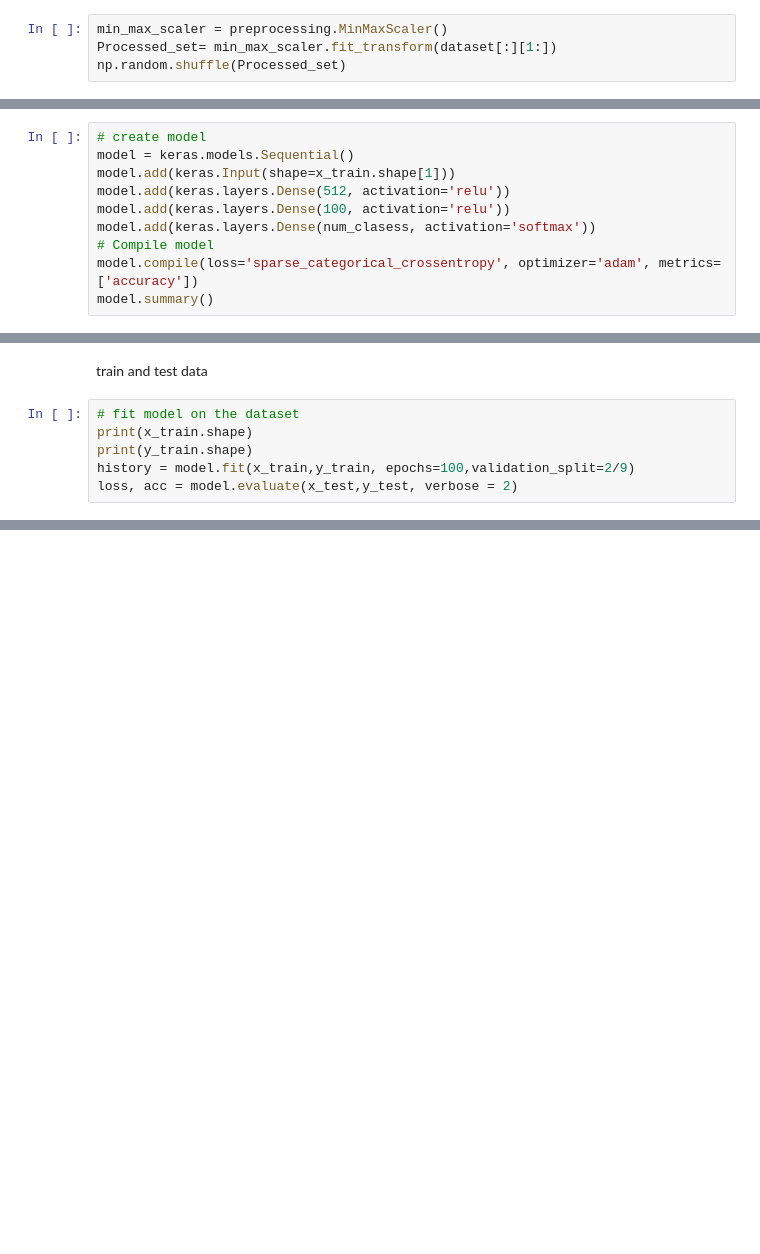
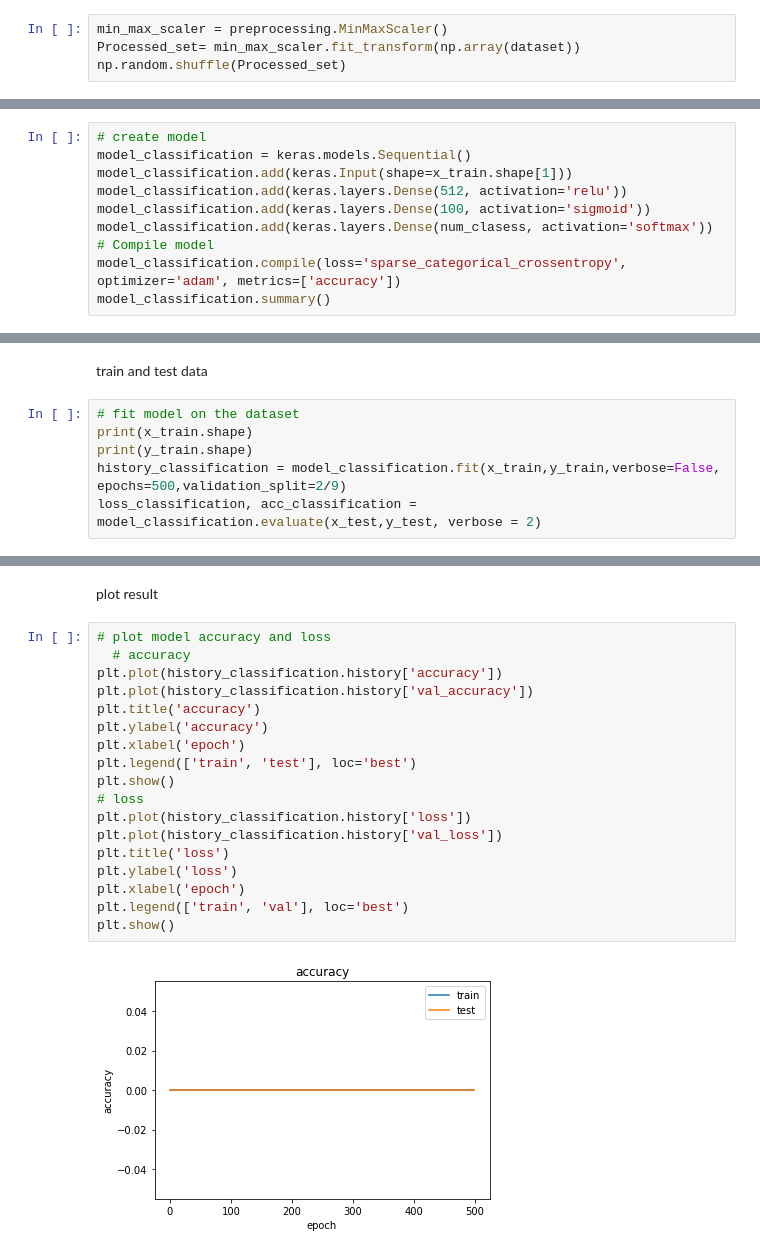
Before and after one commit to ZahraDehghanian97/Multilayer_Perceptron, a Jupyter notebook: MLP.ipynb, the cells around one changed output, grey strips where cells are left out. Saved outputs shown, nothing was run; the diff lists cells and outputs as text; blank space fills up the shorter version.

```diff
--- a/MLP.ipynb
+++ b/MLP.ipynb
@@ -53,5 +53,5 @@ print(dataset[:20])
 NameError: ignored
 # %%
 min_max_scaler = preprocessing.MinMaxScaler()
-Processed_set= min_max_scaler.fit_transform(dataset[:][1:])
+Processed_set= min_max_scaler.fit_transform(np.array(dataset))
 np.random.shuffle(Processed_set)
@@ -88,11 +104,11 @@ y_test = test[:,0]
 # %%
 # create model
-model = keras.models.Sequential()
-model.add(keras.Input(shape=x_train.shape[1]))
-model.add(keras.layers.Dense(512, activation='relu'))
-model.add(keras.layers.Dense(100, activation='relu'))
-model.add(keras.layers.Dense(num_clasess, activation='softmax'))
+model_classification = keras.models.Sequential()
+model_classification.add(keras.Input(shape=x_train.shape[1]))
+model_classification.add(keras.layers.Dense(512, activation='relu'))
+model_classification.add(keras.layers.Dense(100, activation='sigmoid'))
+model_classification.add(keras.layers.Dense(num_clasess, activation='softmax'))
 # Compile model
-model.compile(loss='sparse_categorical_crossentropy', optimizer='adam', metrics=['accuracy'])
-model.summary()
+model_classification.compile(loss='sparse_categorical_crossentropy', optimizer='adam', metrics=['accuracy'])
+model_classification.summary()
 # %% [output]
@@ -116,8 +132,8 @@ train and test data
 # fit model on the dataset
 print(x_train.shape)
 print(y_train.shape)
-history = model.fit(x_train,y_train, epochs=100,validation_split=2/9)
-loss, acc = model.evaluate(x_test,y_test, verbose = 2)
+history_classification = model_classification.fit(x_train,y_train,verbose=False, epochs=500,validation_split=2/9)
+loss_classification, acc_classification = model_classification.evaluate(x_test,y_test, verbose = 2)
 # %% [output]
 (900, 90)
 (900,)
@@ -138,0 +141,22 @@ Epoch 100/100
+# %% [markdown]
+plot result
+# %%
+# plot model accuracy and loss
+  # accuracy
+plt.plot(history_classification.history['accuracy'])
+plt.plot(history_classification.history['val_accuracy'])
+plt.title('accuracy')
+plt.ylabel('accuracy')
+plt.xlabel('epoch')
+plt.legend(['train', 'test'], loc='best')
+plt.show()
+# loss
+plt.plot(history_classification.history['loss'])
+plt.plot(history_classification.history['val_loss'])
+plt.title('loss')
+plt.ylabel('loss')
+plt.xlabel('epoch')
+plt.legend(['train', 'val'], loc='best')
+plt.show()
+# %% [output]
+[figure, added]
```
Also changed, not shown: parts of 12 cells of this notebook.
